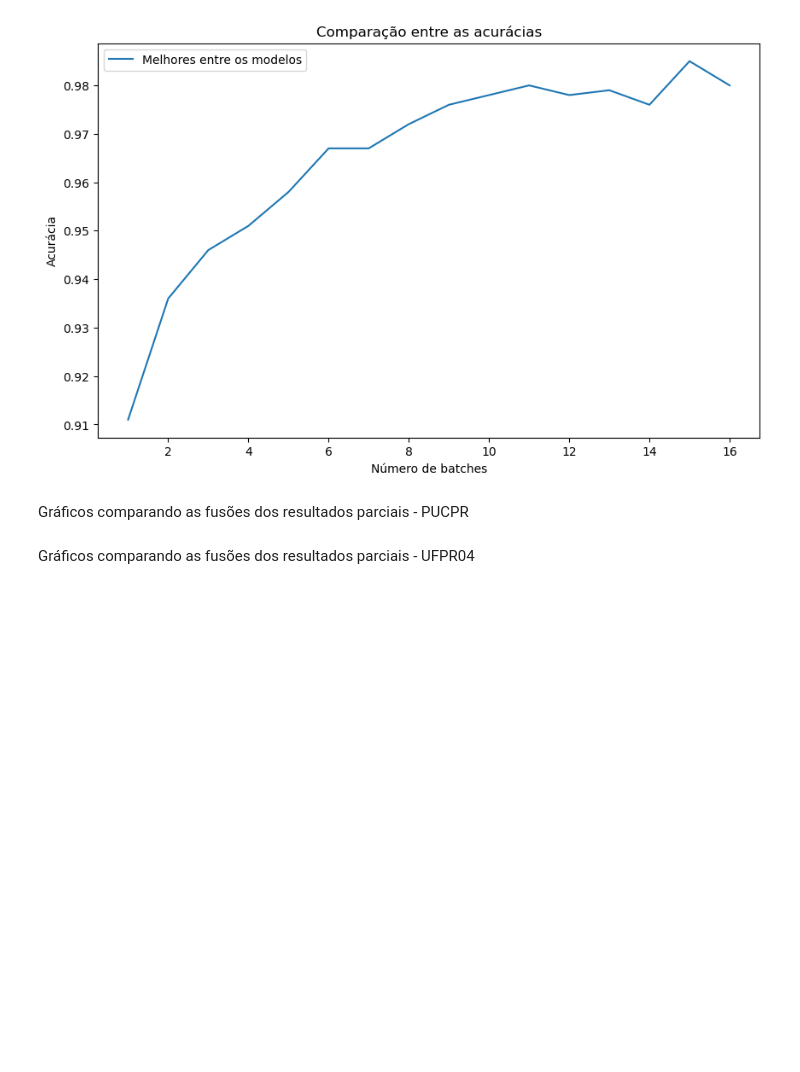
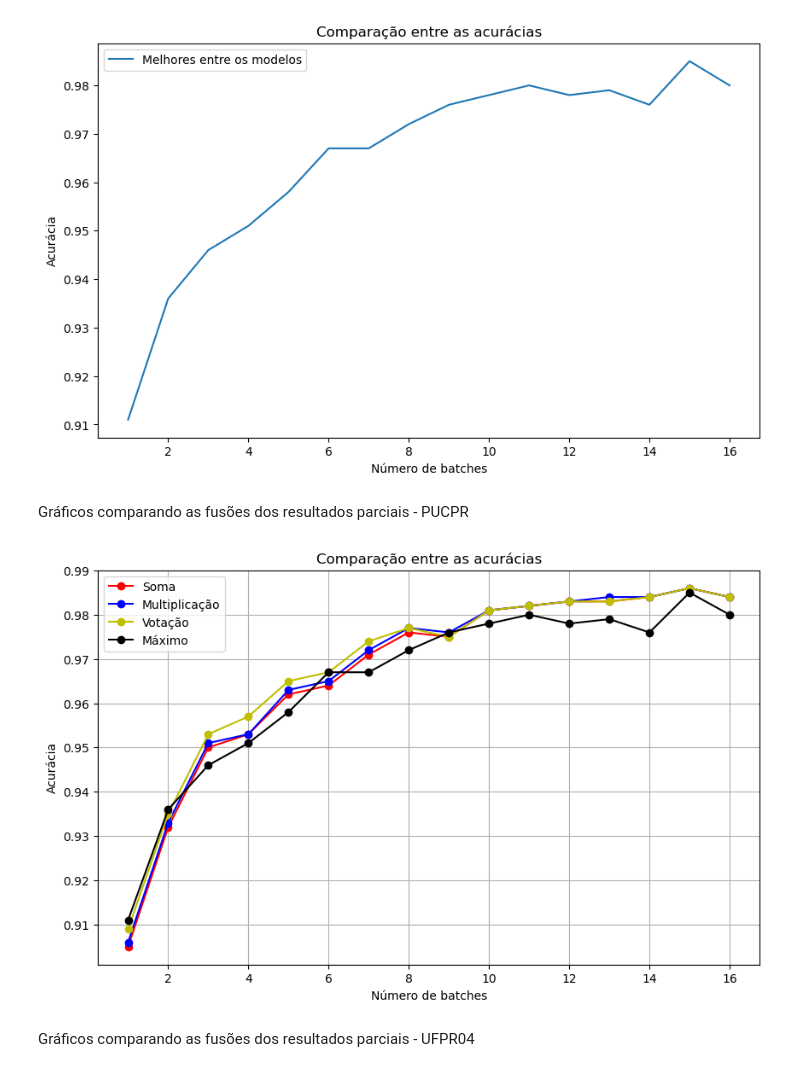
Before and after one commit to Lucas-doc26/Graficos, a Jupyter notebook: tabelas.ipynb, the cells around one changed output. Cells and saved outputs as stored; diff of their text form; code cells hidden in the pictures; blank space fills up the shorter version.

```diff
--- a/tabelas.ipynb
+++ b/tabelas.ipynb
@@ -147,12 +147,14 @@ Gráficos comparando as fusões dos resultados parciais - PUCPR
 # %%
 PUCPR = [
     (x_values, [0.905, 0.932, 0.950, 0.953, 0.962, 0.964, 0.971, 0.976, 0.975, 0.981, 0.982, 0.983, 0.983, 0.984, 0.986, 0.984], 'Soma'),
     (x_values, [0.906, 0.933, 0.951, 0.953, 0.963, 0.965, 0.972, 0.977, 0.976, 0.981, 0.982, 0.983, 0.984, 0.984, 0.986, 0.984], 'Multiplicação'),
     (x_values, [0.909, 0.935, 0.953, 0.957, 0.965, 0.967, 0.974, 0.977, 0.975, 0.981, 0.982, 0.983, 0.983, 0.984, 0.986, 0.984], 'Votação'),
-    (x_values, [0.911, 0.936,0.946 ,0.951 ,0.958 ,0.967 ,0.967 ,0.972 ,0.976 ,0.978 ,0.980 ,0.978 ,0.979 ,0.976 ,0.985 ,0.980], 'Melhor entre os modelos')
+    (x_values, [0.911, 0.936,0.946 ,0.951 ,0.958 ,0.967 ,0.967 ,0.972 ,0.976 ,0.978 ,0.980 ,0.978 ,0.979 ,0.976 ,0.985 ,0.980], 'Máximo')
 ]
 
 grafico(PUCPR)
+# %% [output]
+[figure, added]
 # %% [markdown]
 Gráficos comparando as fusões dos resultados parciais - UFPR04
 # %%
```
Also changed, not shown: parts of 4 cells of this notebook.
